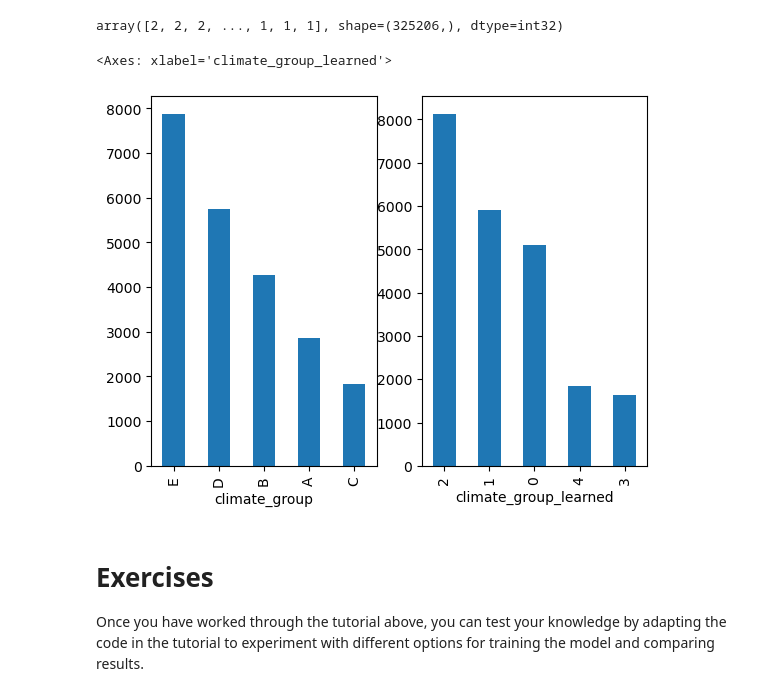
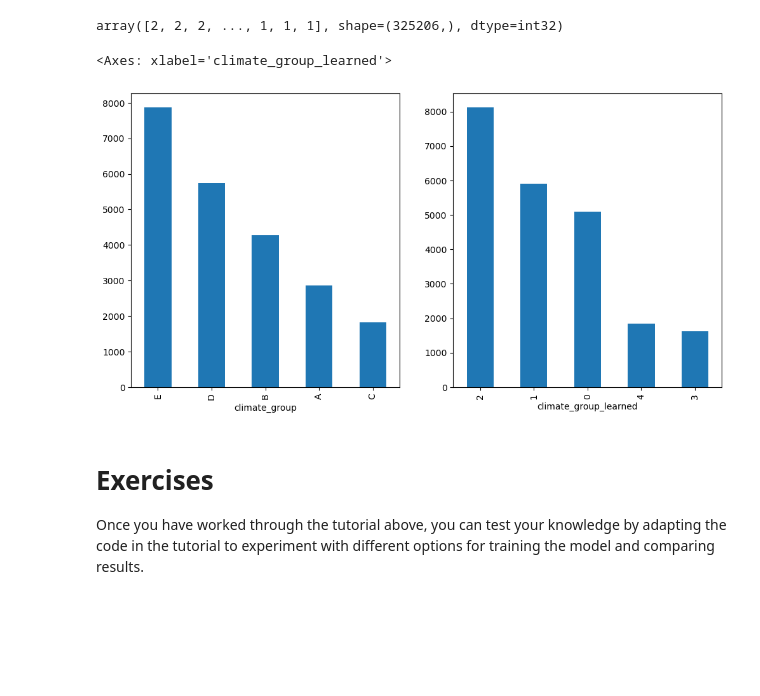
Before and after one commit to MetOffice/ai4c_hackathon, a Jupyter notebook: notebooks/ClimateZones_TrainingPipeline.ipynb, the cells around one changed output. Cells and saved outputs as stored; diff of their text form; code cells hidden in the pictures; blank space fills up the shorter version.

```diff
--- a/notebooks/ClimateZones_TrainingPipeline.ipynb
+++ b/notebooks/ClimateZones_TrainingPipeline.ipynb
@@ -534,14 +534,14 @@ zones_clustered = subset_df[['lat','lon','climate_group']].reset_index().drop('i
 # %%
 zones_clustered['climate_group_learned'] = km_clusterer.predict(input_scaler.transform(subset_df[predictors]))
 # %%
-fig1 = matplotlib.pyplot.figure()
+fig1 = matplotlib.pyplot.figure(figsize=(12,6))
 ax1 = fig1.add_subplot(1,2,1)
 zones_clustered['climate_group'].value_counts().plot.bar()
 ax1 = fig1.add_subplot(1,2,2)
 zones_clustered['climate_group_learned'].value_counts().plot.bar()
 # %% [output]
 <Axes: xlabel='climate_group_learned'>
-[figure, old version]
+[figure, new version]
 # %% [markdown]
 # Exercises
 
```
Also changed, not shown: parts of 4 cells of this notebook.
